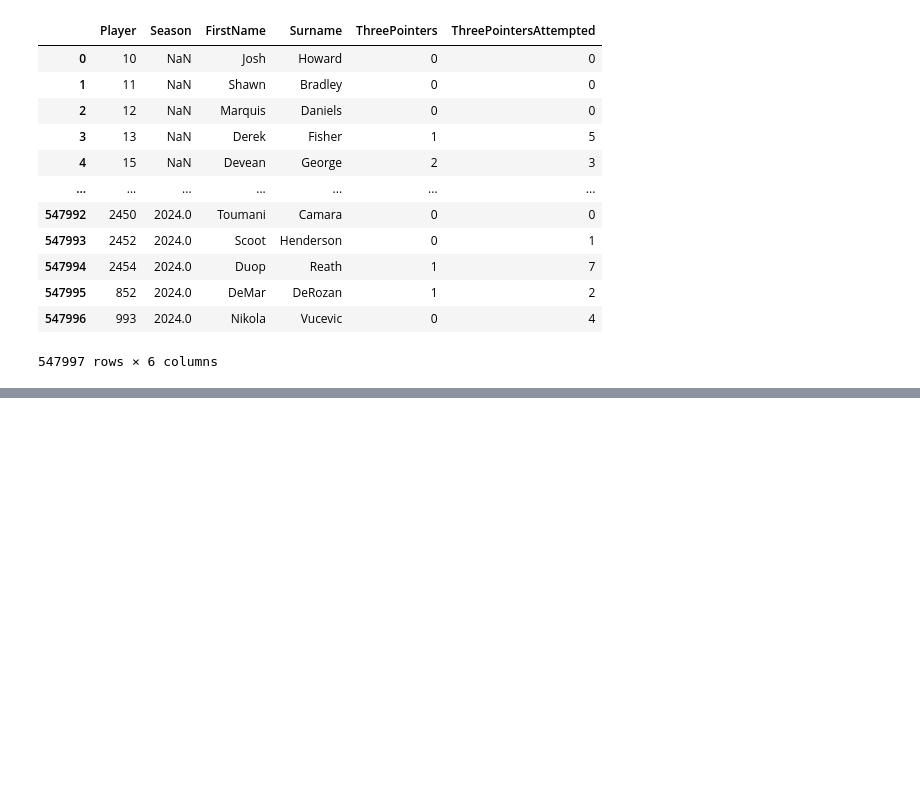
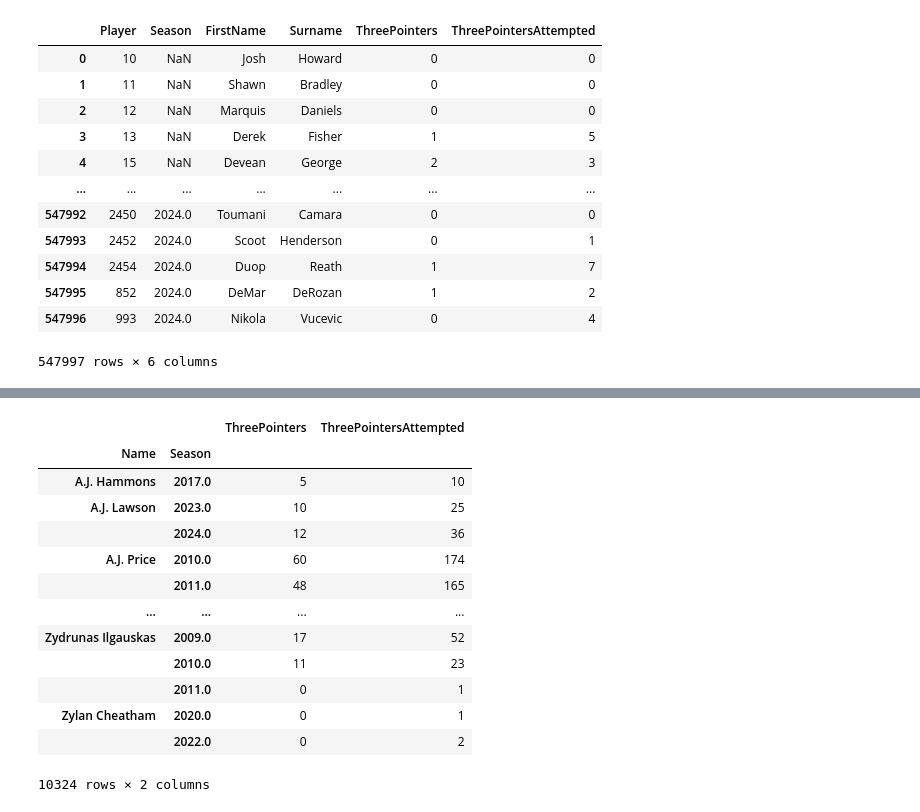
Before and after one commit to abhivir-42/prediction-challenge, a Jupyter notebook: Data_Collection.ipynb, the cells around one changed output, grey strips where cells are left out. Saved outputs shown, nothing was run; the diff lists cells and outputs as text; code cells hidden in the pictures; blank space fills up the shorter version.

```diff
--- a/Data_Collection.ipynb
+++ b/Data_Collection.ipynb
@@ -220,0 +238,19 @@ df_merged
+# %%
+# group by name and season
+df_all = df_all[['Name', 'Season', 'ThreePointers', 'ThreePointersAttempted']].groupby(['Name', 'Season']).sum().copy()
+df_all
+# %% [output]
+|  |  | ThreePointers | ThreePointersAttempted |
+| Name | Season |  |  |
+| A.J. Hammons | 2017.0 | 5 | 10 |
+| A.J. Lawson | 2023.0 | 10 | 25 |
+|  | 2024.0 | 12 | 36 |
+| A.J. Price | 2010.0 | 60 | 174 |
+|  | 2011.0 | 48 | 165 |
+| ... | ... | ... | ... |
+| Zydrunas Ilgauskas | 2009.0 | 17 | 52 |
+|  | 2010.0 | 11 | 23 |
+|  | 2011.0 | 0 | 1 |
+| Zylan Cheatham | 2020.0 | 0 | 1 |
+|  | 2022.0 | 0 | 2 |
+10324 rows × 2 columns
```
Also changed, not shown: parts of 4 cells of this notebook, 1 other file.
